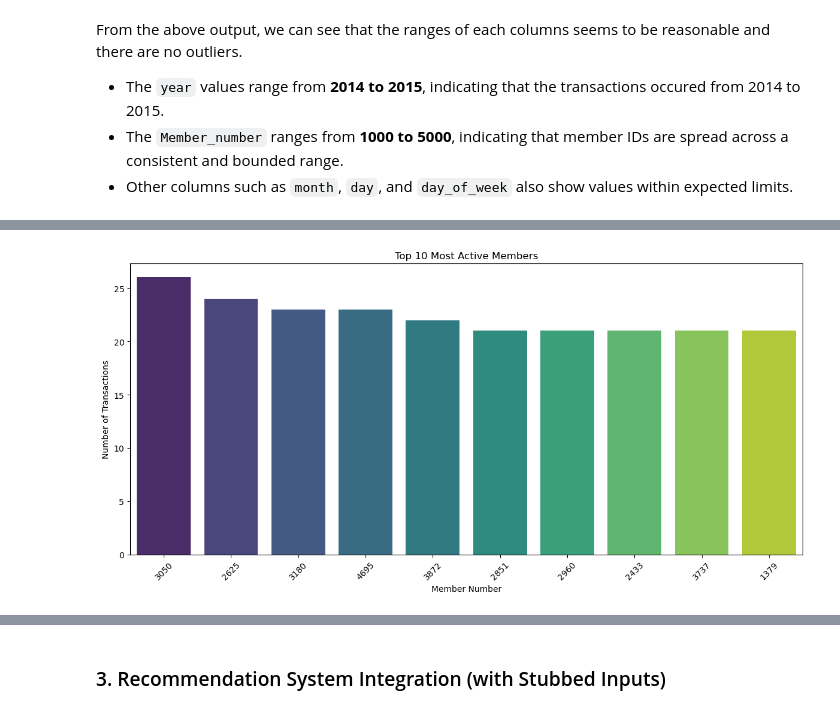
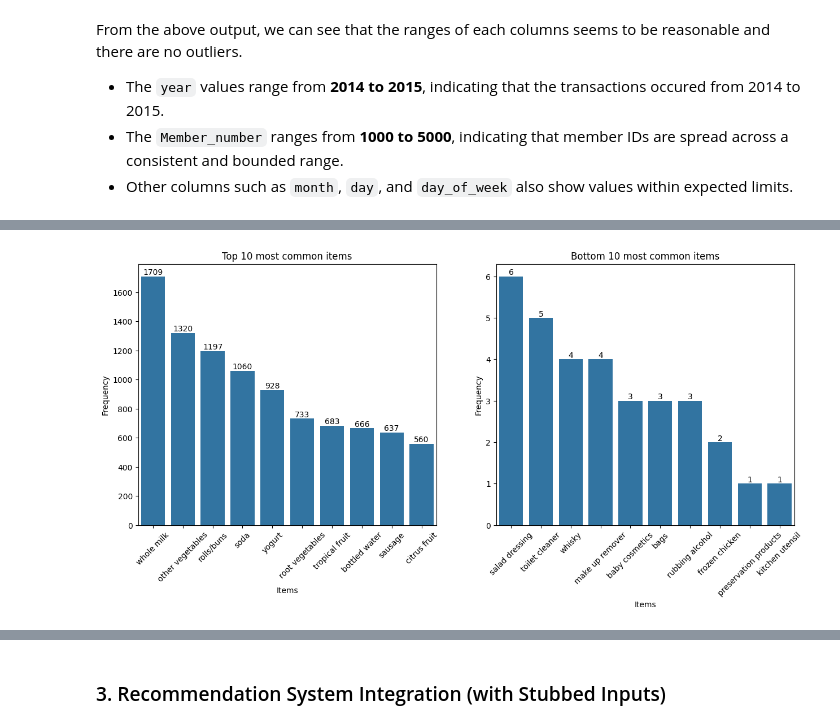
Before and after one commit to umairsayed/MBD_A3, a Jupyter notebook: 7_assign3.ipynb, the cells around one changed output, grey strips where cells are left out. Drawn from its saved outputs; the diff is of its cells as text; code cells hidden in the pictures.

Commit message:
visualization

```diff
--- a/7_assign3.ipynb
+++ b/7_assign3.ipynb
@@ -26,7 +25,7 @@ from mlxtend.frequent_patterns import association_rules, fpgrowth
 # %% [markdown]
 ### 1. Read the dataset
 # %%
-df_train = pd.read_csv('./data/Groceries data train.csv')
+df_train = pd.read_csv('../data/Groceries data train.csv')
 
 print("Dataset shape:", df_train.shape)
 df_train.head()
@@ -92,0 +108,9 @@ Time Range: 1/01/2014 to 9/12/2015
+# %%
+# Convert the Date variable to datetime format
+df_train['Date'] = pd.to_datetime(df_train['Date'], format='%d/%m/%Y')
+# Check the data types of the variables again
+print("Date type:", df_train['Date'].dtypes)
+# Check the number of transactions per day
+print("\nThe number of transactions per day: \n", df_train.groupby('Date').size().describe())
+# check the first 5 rows of the dataset
+print(df_train.head())
@@ -96,0 +140,6 @@ We are trying to identify the top 10 most active members based on the number of
+# %%
+# check each itemDescription's frequency
+train_top10 = df_train['itemDescription'].value_counts().head(10)
+train_bottom10 = df_train['itemDescription'].value_counts().tail(10)
+print("The first 10 most common products: \n",train_top10)
+print("The last 10 most common products: \n",train_bottom10)
@@ -97,12 +164,24 @@ We are trying to identify the top 10 most active members based on the number of
 # %%
-member_freq = df_train['Member_number'].value_counts().head(10)
-plt.figure(figsize=(12, 6))
-sns.barplot(x=member_freq.index.astype(str), y=member_freq.values, order=member_freq.index.astype(str), palette='viridis')
-plt.title('Top 10 Most Active Members')
-plt.xlabel('Member Number')
-plt.ylabel('Number of Transactions')
-plt.xticks(rotation=45)
-plt.tight_layout()
-plt.show()
+# visualize the distribution of itemDescription for top 10 and bottom 10
+def plot_top_bottom_10(train_top10, train_bottom10):
+    fig, ax = plt.subplots(1, 2, figsize=(15, 6))
+    sns.barplot(x=train_top10.index, y=train_top10.values, ax=ax[0])
+    sns.barplot(x=train_bottom10.index, y=train_bottom10.values, ax=ax[1])
+    ax[0].set_title('Top 10 most common items')
+    ax[1].set_title('Bottom 10 most common items')
+    ax[0].set_xlabel('Items')
+    ax[0].set_ylabel('Frequency')
+    ax[1].set_xlabel('Items')
+    ax[1].set_ylabel('Frequency')
+    ax[0].tick_params(axis='x', rotation=45)
+    ax[1].tick_params(axis='x', rotation=45)
+    # show number on the top of the bar
+    for index, value in enumerate(train_top10.values):
+        ax[0].text(index, value, str(value), ha='center', va='bottom')
+    for index, value in enumerate(train_bottom10.values):
+        ax[1].text(index, value, str(value), ha='center', va='bottom')
+    plt.show()
+
+plot_top_bottom_10(train_top10, train_bottom10)
 # %% [output]
-[figure, old version]
+[figure, new version]
```
Also changed, not shown: parts of 25 cells of this notebook.
